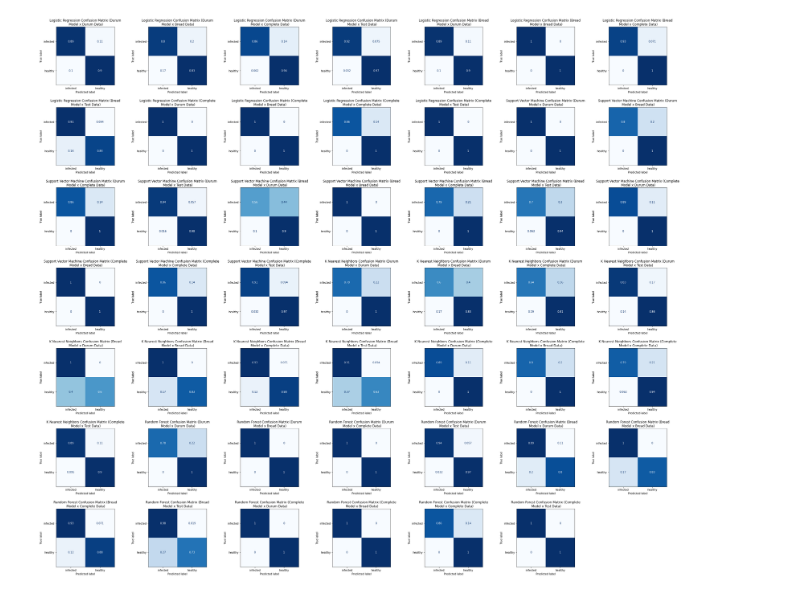
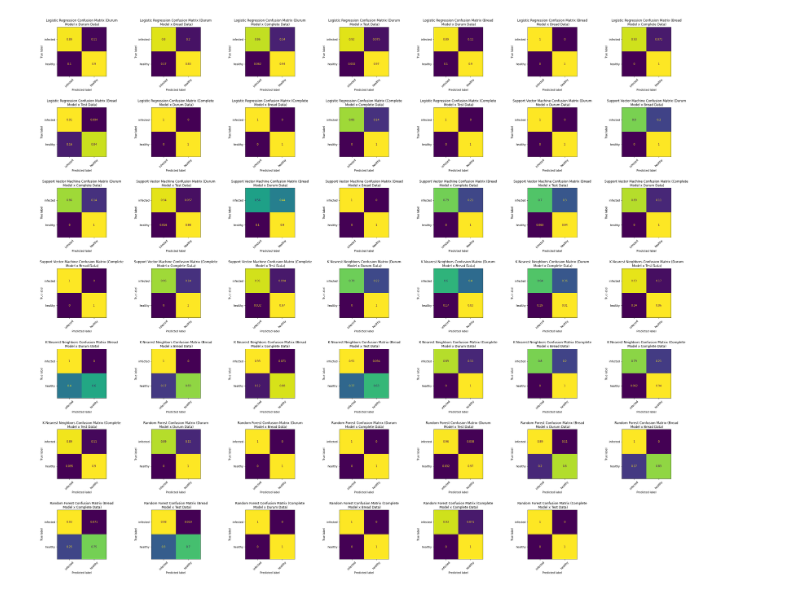
Before and after one commit to syncrotron/Thesis, a Jupyter notebook: General/bin/General.ipynb, the cells around one changed output. Drawn from its saved outputs; the diff is of its cells as text; code cells hidden in the pictures.

```diff
--- a/General/bin/General.ipynb
+++ b/General/bin/General.ipynb
@@ -186,24 +240,64 @@ modelTrainer(RanF_model_Complete, x_train_Complete, y_train_Complete, "Complete"
 # %%
 # Generation of confusion matrix for all models
 
-Model_Types = ['Logistic Regression', 'Support Vector Machine', 'K Nearest Neighbors', 'Random Forest']
-Models = [ [LogR_model_Durum, LogR_model_Bread, LogR_model_Complete], [SVM_model_Durum, SVM_model_Bread, SVM_model_Complete], [KNN_model_Durum, KNN_model_Bread, KNN_model_Complete], [RanF_model_Durum, RanF_model_Bread, RanF_model_Complete]]
-Model_Labels = ['Durum', 'Bread', 'Complete']
-Test_Sets = [(x_test_Durum, y_test_Durum), (x_test_Bread, y_test_Bread), (x_test_Complete, y_test_Complete), (x_test_Test, y_test_Test)]
+Classification_Label = ['Logistic Regression', 'Support Vector Machine', 'K Nearest Neighbors', 'Random Forest']
+Classification_Model = [ [LogR_model_Durum, LogR_model_Bread, LogR_model_Complete], [SVM_model_Durum, SVM_model_Bread, SVM_model_Complete], [KNN_model_Durum, KNN_model_Bread, KNN_model_Complete], [RanF_model_Durum, RanF_model_Bread, RanF_model_Complete]]
+Train_Labels = ['Durum', 'Bread', 'Complete']
+Test_Data_Sets = [(x_test_Durum, y_test_Durum), (x_test_Bread, y_test_Bread), (x_test_Complete, y_test_Complete), (x_test_Test, y_test_Test)]
 Data_Set_Label = ['Durum', 'Bread', 'Complete', 'Test']
+
+
+classification_model = []
+train_data_used = []
+test_data_used = []
+false_positive_rate = [] # fp / (fp + tn)
+false_negative_rate = [] # fn / (tp + fn)
+true_negative_rate = [] # tn / (tn + fp)
+negative_predictive_value = [] # tn / (tn + fn)
+false_discovery_rate = [] # fp / (tp + fp)
+true_positive_rate = [] # tp / (tp + fn)
+precision = [] # tp / (tp + fp)
+accuracy = [] # (tp + tn) / (tp + fp + fn + tn)
+f1_score = []
+f2_score = []
 
 fig, axes = plt.subplots(nrows=7, ncols=7, figsize=(35,30))
 axes = axes.flatten()
 i=0
-for type, class_list in zip(Model_Types, Models):
-    for classifier, classifier_label in zip(class_list, Model_Labels):
-        for data_set, data_set_label in zip(Test_Sets, Data_Set_Label):
-            disp = plot_confusion_matrix(classifier, data_set[0], data_set[1],ax=axes[i],display_labels=['infected', 'healthy'],cmap=plt.cm.Blues,normalize='true')
+
+
+for C_Label, C_Models in zip(Classification_Label, Classification_Model):
+    for Model, T_Label in zip(C_Models, Train_Labels):
+        for Test_Set, Test_Data_Label in zip(Test_Data_Sets, Data_Set_Label):
+
+            y_test_pred = Model.predict(Test_Set[0])
+
+            # For confusion matrix
+            cf_matrix = confusion_matrix(Test_Set[1], y_test_pred)
+            ncf_matrix = cf_matrix.astype('float') / cf_matrix.sum(axis=1)[:, np.newaxis]
+            disp = ConfusionMatrixDisplay(ncf_matrix ,display_labels=['infected', 'healthy'])
+            disp.plot(ax=axes[i], xticks_rotation=45)
             disp.im_.colorbar.remove()
-            axes[i].title.set_text(f"{type} Confusion Matrix ({classifier_label}\n Model x {data_set_label} Data)")
+            axes[i].title.set_text(f"{C_Label} Confusion Matrix ({T_Label}\n Model x {Test_Data_Label} Data)")
             i = i + 1
+
+            # For metrics table
+            tn, fp, fn, tp = cf_matrix.ravel()
+            classification_model.append(C_Label)
+            train_data_used.append(T_Label)
+            test_data_used.append(Test_Data_Label)
+            false_positive_rate.append(fp / (fp + tn))
+            false_negative_rate.append(fn / (tp + fn))
+            true_negative_rate.append(tn / (tn + fp))
+            negative_predictive_value.append(tn / (tn + fn))
+            false_discovery_rate.append(fp / (tp + fp))
+            true_positive_rate.append(tp / (tp + fn))
+            precision.append(tp / (tp + fp))
+            accuracy.append((tp + tn) / (tp + fp + fn + tn))
+            f1_score.append(fbeta_score(Test_Set[1], y_test_pred, beta=1))
+            f2_score.append(fbeta_score(Test_Set[1], y_test_pred, beta=2))
 
 axes[48].set_axis_off()
 fig.tight_layout(pad=3.0)
 # %% [output]
-[figure, old version]
+[figure, new version]
```
Also changed, not shown: parts of 8 cells of this notebook, 2 other files.
